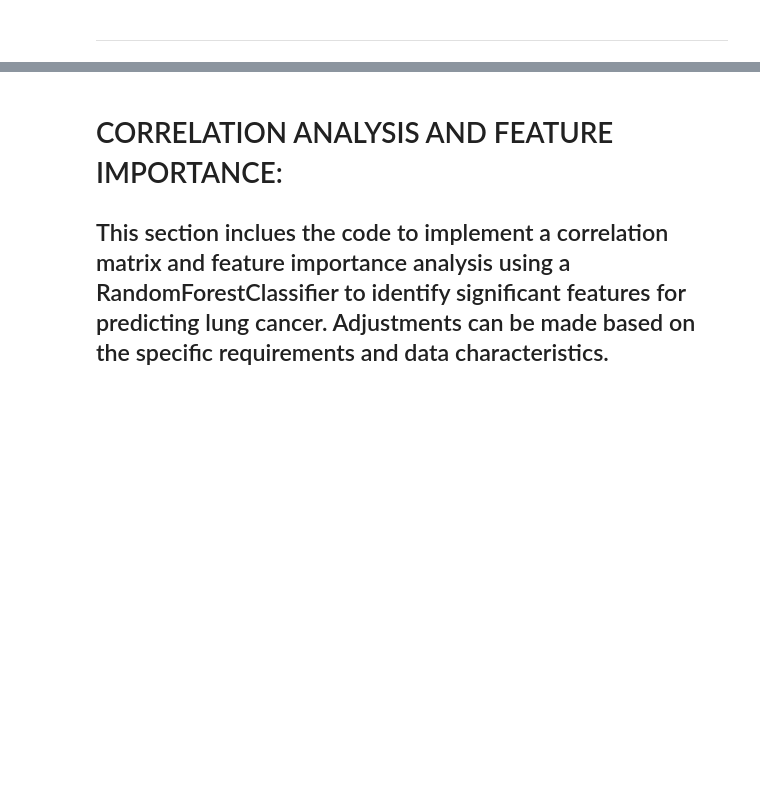
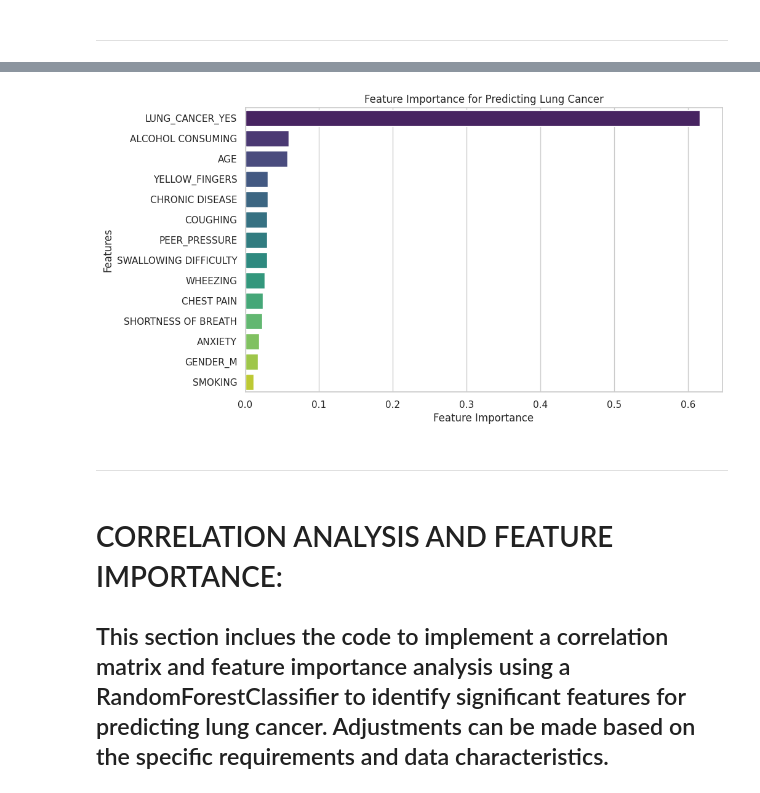
Before and after one commit to radhakrishnan-omotec/lung-repository, a Jupyter notebook: 2_Lung_Cancer_prediction.ipynb, the cells around one changed output, grey strips where cells are left out. Cells and saved outputs as stored; diff of their text form; code cells hidden in the pictures; blank space fills up the shorter version.

```diff
--- a/2_Lung_Cancer_prediction.ipynb
+++ b/2_Lung_Cancer_prediction.ipynb
@@ -331,0 +408,16 @@ plt.show()
+# %%
+# Visualize the count of values in categorical columns
+categorical_columns = ['GENDER', 'SMOKING', 'YELLOW_FINGERS', 'ANXIETY', 'PEER_PRESSURE', 'CHRONIC DISEASE',
+                        'WHEEZING', 'ALCOHOL CONSUMING', 'COUGHING', 'SHORTNESS OF BREATH',
+                        'SWALLOWING DIFFICULTY', 'CHEST PAIN', 'LUNG_CANCER']
+
+plt.figure(figsize=(15, 12))
+for i, column in enumerate(categorical_columns, 1):
+    plt.subplot(4, 4, i)
+    sns.countplot(x=column, data=df, palette='viridis')
+    plt.title(f'Count of {column}')
+    plt.xlabel(column)
+    plt.ylabel('Count')
+
+plt.tight_layout()
+plt.show()
@@ -332,3 +446,35 @@ plt.show()
+# %%
+# Feature importance for predicting Lung Cancer
+# Encode categorical columns
+df_encoded = pd.get_dummies(df[categorical_columns], drop_first=True)
+df_final = pd.concat([df[['AGE']], df_encoded, df['LUNG_CANCER']], axis=1)
+
+# Separate features and target
+X = df_final.drop('LUNG_CANCER', axis=1)
+y = df_final['LUNG_CANCER']
+
+# Split the data into training and testing sets
+X_train, X_test, y_train, y_test = train_test_split(X, y, test_size=0.2, random_state=42)
+
+# Train a RandomForestClassifier to determine feature importance
+rf_model = RandomForestClassifier()
+rf_model.fit(X_train, y_train)
+
+# Display feature importance
+feature_importance = pd.Series(rf_model.feature_importances_, index=X.columns)
+feature_importance.sort_values(ascending=False, inplace=True)
+
+# Visualize feature importance
+plt.figure(figsize=(10, 6))
+sns.barplot(x=feature_importance, y=feature_importance.index, palette='viridis')
+plt.title('Feature Importance for Predicting Lung Cancer')
+plt.xlabel('Feature Importance')
+plt.ylabel('Features')
+plt.show()
+# %% [output]
+[figure, added]
+# %% [markdown]
+---
 # %% [markdown]
 # CORRELATION ANALYSIS AND FEATURE IMPORTANCE:
 
```
Also changed, not shown: parts of 7 cells of this notebook.
